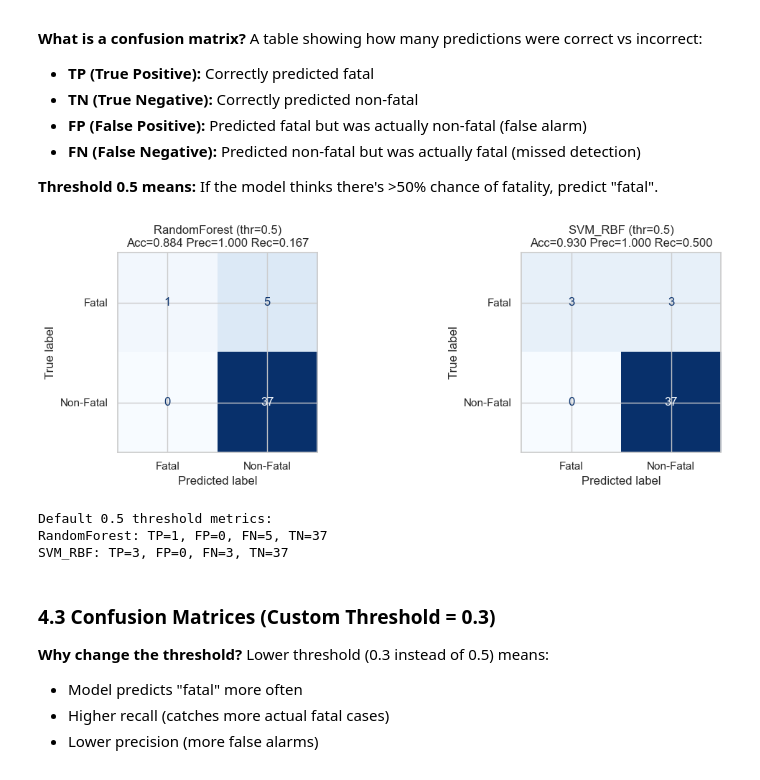
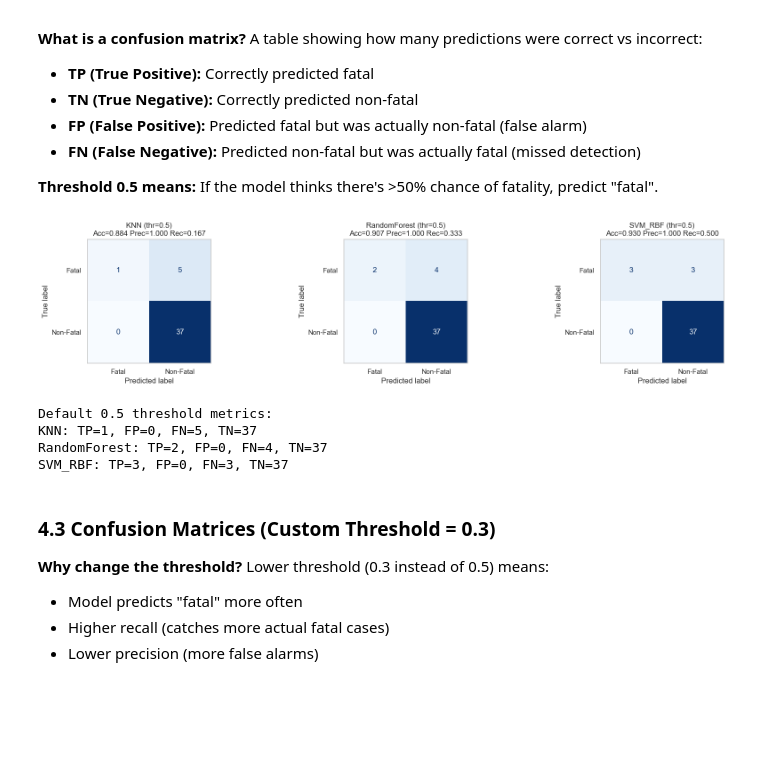
Before and after one commit to michael-vella/ics5110-assignment, a Jupyter notebook: notebooks/final/4_results_comparison.ipynb, the cells around one changed output. Cells and saved outputs as stored; diff of their text form; code cells hidden in the pictures; blank space fills up the shorter version.

```diff
--- a/notebooks/final/4_results_comparison.ipynb
+++ b/notebooks/final/4_results_comparison.ipynb
@@ -124,6 +128,6 @@ All models use identical:
  **Random Forest:** Doesn't need scaling (tree-based algorithm)
 # %%
-# Preprocessing blocks
+# Preprocessing blocks for all the models
 cat_ohe = Pipeline([
     ('imp', SimpleImputer(strategy='most_frequent')),
     ('ohe', OneHotEncoder(handle_unknown='ignore'))
@@ -147,12 +151,17 @@ preprocess_svm = ColumnTransformer([
     ('cat', cat_ohe, cat_cols),
     ('num', num_scaled, num_cols)
 ])
+
+preprocess_knn = ColumnTransformer([
+    ('num', num_scaled, num_cols),
+    ('cat', cat_ohe, cat_cols),
+])
 # %% [markdown]
 ### 3.2 Complete Model Pipelines
 
 Each pipeline combines preprocessing + classifier as a single estimator.
 # %%
-# Models from the two notebooks (hyperparameters kept the same when available)
+# Models from the four individual notebooks (hyperparameters kept the same )
 rf_model = Pipeline([
     ('prep', preprocess_rf),
     ('rf', RandomForestClassifier(
@@ -173,7 +182,13 @@ svm_model = Pipeline([
     ('svm', SVC(C=5, kernel='rbf', probability=True, random_state=42))
 ])
 
+knn_model = Pipeline([
+    ('prep', preprocess_knn),
+    ('knn', KNeighborsClassifier(n_neighbors=5, metric='euclidean'))
+])
+
 models = OrderedDict([
+    ('KNN', knn_model),
     ('RandomForest', rf_model),
     ('SVM_RBF', svm_model)
 ])
@@ -263,33 +279,35 @@ print({k: v.mean() for k, v in val_preds.items()})
 
 **Threshold 0.5 means:** If the model thinks there's >50% chance of fatality, predict "fatal".
 # %%
-# Confusion matrices on the hold-out split for both models (default 0.5 threshold)
-fig, axes = plt.subplots(1, 2, figsize=(12, 4))
+# Confusion matrices on the hold-out split for all three models (default 0.5 threshold)
+fig, axes = plt.subplots(1, 3, figsize=(18, 4))
 for ax, (name, preds) in zip(axes, val_preds.items()):
     cm = confusion_matrix(y_val, preds, labels=[1, 0])  # [positive, negative]
     disp = ConfusionMatrixDisplay(confusion_matrix=cm, display_labels=['Fatal', 'Non-Fatal'])
     disp.plot(ax=ax, cmap='Blues', colorbar=False, values_format='d')
+    ax.grid(False)
 
     # Calculate metrics
     tn, fp, fn, tp = cm[1, 1], cm[1, 0], cm[0, 1], cm[0, 0]
     acc = (tp + tn) / (tp + tn + fp + fn)
     prec = tp / (tp + fp) if (tp + fp) > 0 else 0
     rec = tp / (tp + fn) if (tp + fn) > 0 else 0
     f1 = 2 * prec * rec / (prec + rec) if (prec + rec) > 0 else 0
 
     ax.set_title(f"{name} (thr=0.5)\nAcc={acc:.3f} Prec={prec:.3f} Rec={rec:.3f}")
 plt.tight_layout()
 plt.show()
 
 print("\nDefault 0.5 threshold metrics:")
 for name in val_preds.keys():
     cm = confusion_matrix(y_val, val_preds[name], labels=[1, 0])
     tn, fp, fn, tp = cm[1, 1], cm[1, 0], cm[0, 1], cm[0, 0]
     print(f"{name}: TP={tp}, FP={fp}, FN={fn}, TN={tn}")
 # %% [output]
-[figure, old version]
+[figure, new version]
 Default 0.5 threshold metrics:
-RandomForest: TP=1, FP=0, FN=5, TN=37
+KNN: TP=1, FP=0, FN=5, TN=37
+RandomForest: TP=2, FP=0, FN=4, TN=37
 SVM_RBF: TP=3, FP=0, FN=3, TN=37
 # %% [markdown]
 ### 4.3 Confusion Matrices (Custom Threshold = 0.3)
```
Also changed, not shown: parts of 11 cells of this notebook, 1 other file.
